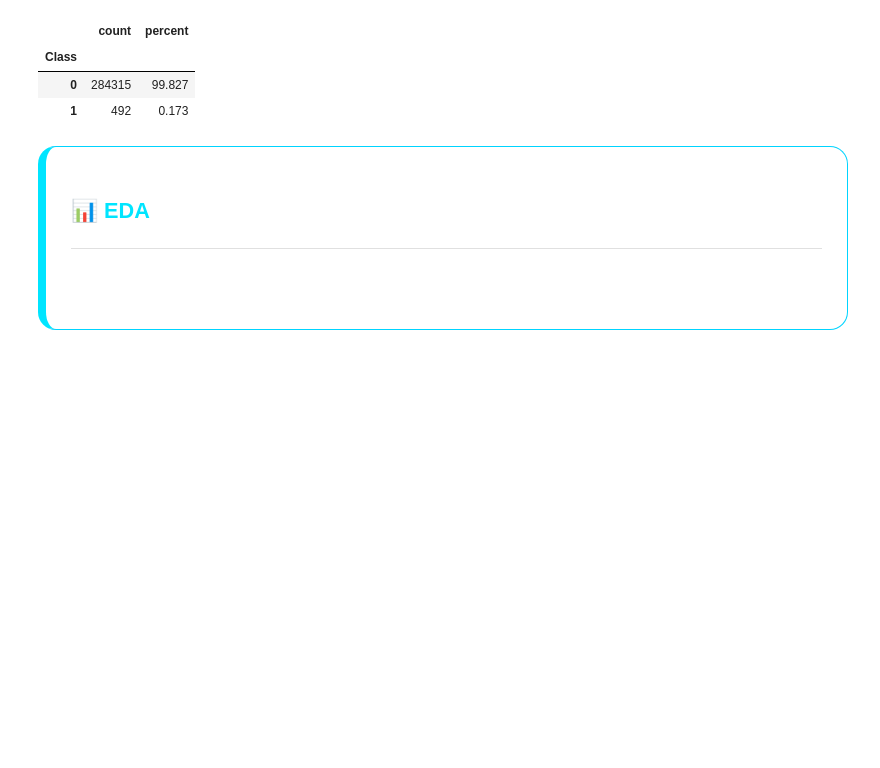
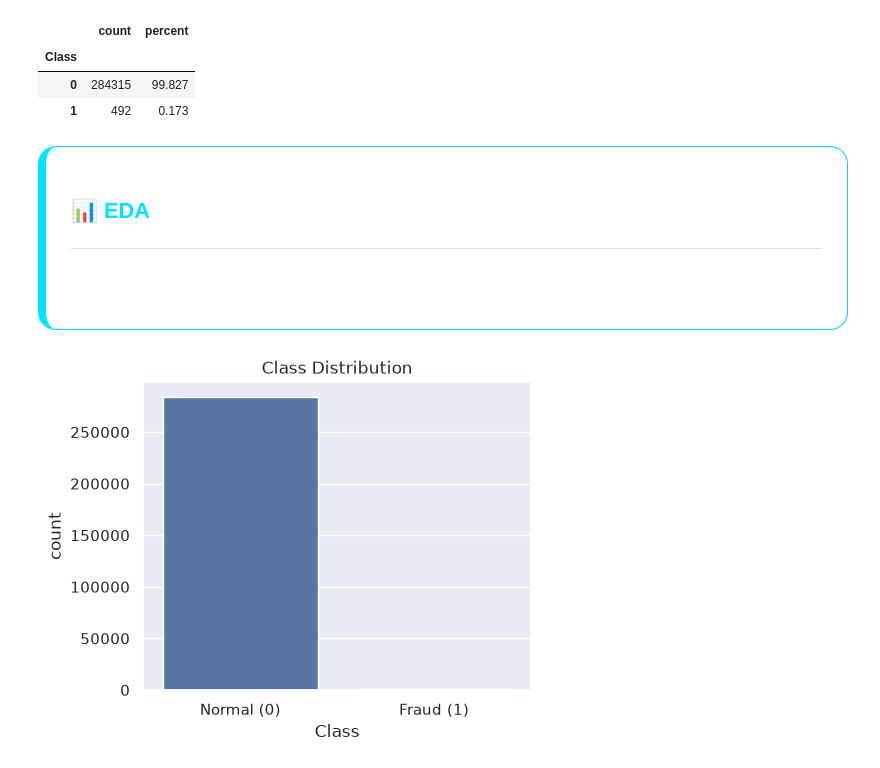
Before and after one commit to isapour0/credit-card-fraud, a Jupyter notebook: notebooks/creditcard_fraud.ipynb, the cells around one changed output. Saved outputs shown, nothing was run; the diff lists cells and outputs as text; code cells hidden in the pictures; blank space fills up the shorter version.

Commit message:
feat: add exploratory data analysis

```diff
--- a/notebooks/creditcard_fraud.ipynb
+++ b/notebooks/creditcard_fraud.ipynb
@@ -269,3 +277,14 @@ font-family:Segoe UI;
 <li></li>
 </ul>
 </div>
+# %%
+# Check the number of scams at outputs 0,1
+
+fig, ax = plt.subplots(figsize=(5, 4))
+sns.countplot(x="Class", data=df_raw, ax=ax)
+ax.set_title("Class Distribution")
+ax.set_xticklabels(["Normal (0)", "Fraud (1)"])
+plt.savefig("../reports/figures/class_distribution.png", dpi=150, bbox_inches="tight")
+plt.show()
+# %% [output]
+[figure, added]
```
Also changed, not shown: parts of 8 cells of this notebook, 5 other files.
